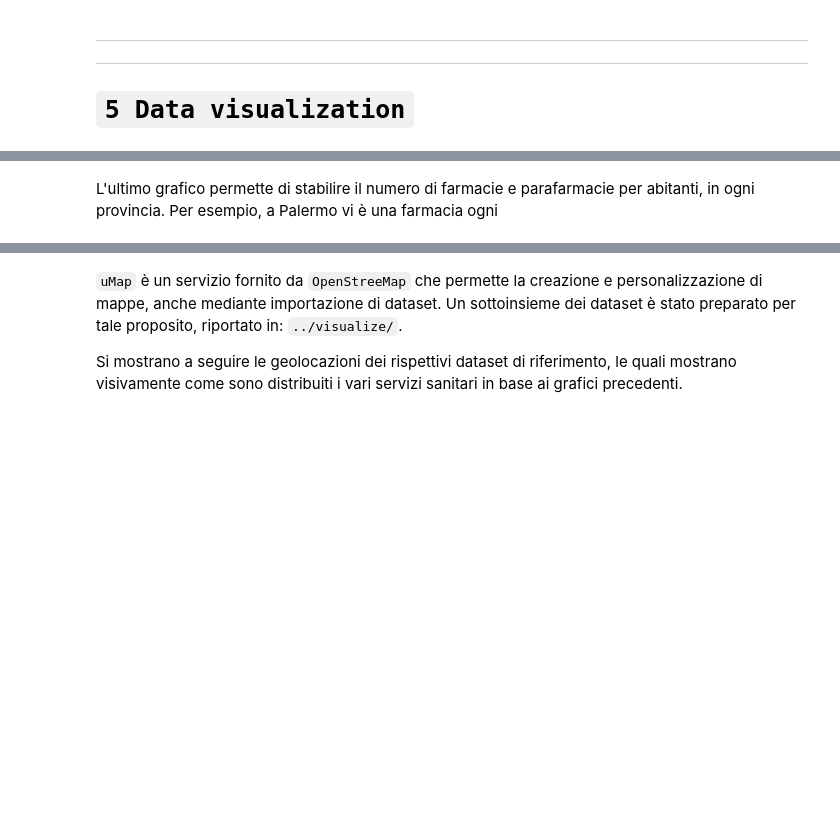
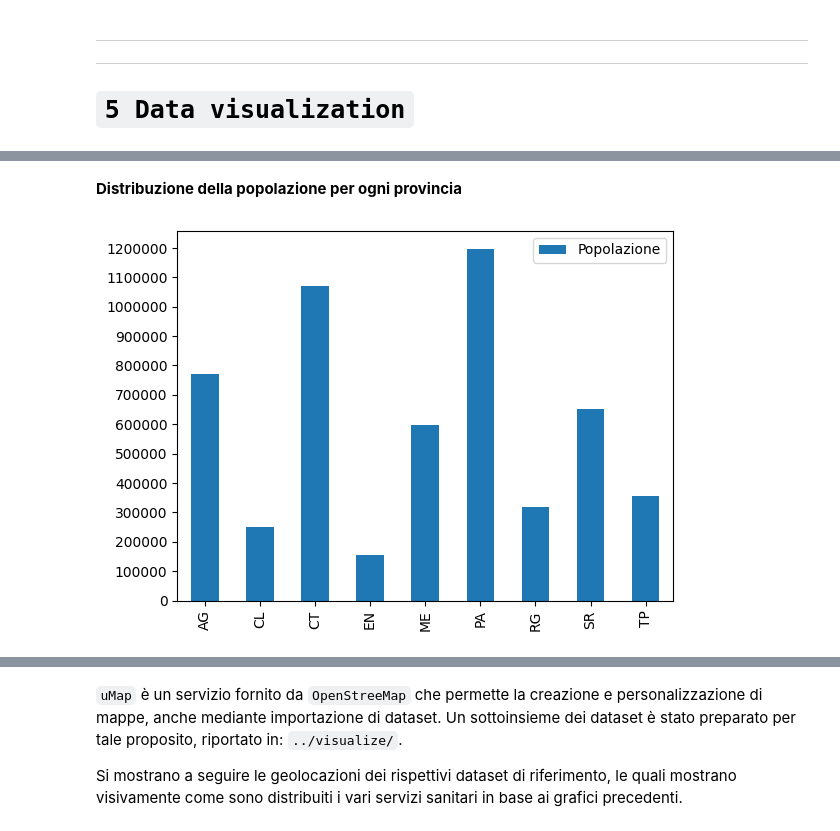
Before and after one commit to weiss25r/Progetto-Open-Data-2023, a Jupyter notebook: Progetto Open Data/notebooks/main_notebook.ipynb, the cells around one changed output, grey strips where cells are left out. Cells and saved outputs as stored; diff of their text form; code cells hidden in the pictures; blank space fills up the shorter version.

```diff
--- a/Progetto Open Data/notebooks/main_notebook.ipynb
+++ b/Progetto Open Data/notebooks/main_notebook.ipynb
@@ -844,17 +846,26 @@ res = g.query("""
 num_pubbliche = [int(i[1]) for i in res]
 prov_pubbliche = [str(i[0]) for i in res]
 
+#calcolo del rapporto popolazione/num_farmacie per ogni provincia
 ratios_farmacie = []
 for i in range(0,len(prov_farmacie)):
     ratio = population[i] / num_farmacie[i]
     ratios_farmacie.append(ratio)
 
+#calcolo del rapporto popolazione/num_parafarmacie per ogni provincia
 ratios_parafarmacie = []
 for i in range(0,len(provincie)):
     ratio = population[i] / num_parafarmacie[i]
     ratios_parafarmacie.append(ratio)
 
-df_finale_farma_para = pd.DataFrame({"Farmacie": num_farmacie, "Parafarmacie": num_parafarmacie}, index=provincie).plot.bar()
-df_finale_farma_para = pd.DataFrame({"Strutture Pubbliche": num_pubbliche, "Strutture Private": num_private}, index=provincie).plot.bar()
-df_finale_popolazione = pd.DataFrame({"Popolazione": population}, index=provincie).plot.bar()
-df_finale_ratio_farma_para = pd.DataFrame({"Ratio_farmacie": ratios_farmacie,"Ratio_parafarmacie": ratios_parafarmacie}, index=provincie).plot(kind='barh')
+#calcolo del rapporto popolazione/num_private per ogni provincia
+ratios_private = []
+for i in range(0,len(prov_private)):
+    ratio = population[i] / num_private[i]
+    ratios_private.append(ratio)
+
+#calcolo del rapporto popolazione/num_pubbliche per ogni provincia
+ratios_pubbliche = []
+for i in range(0,len(prov_private)):
+    ratio = population[i] / num_pubbliche[i]
+    ratios_pubbliche.append(ratio)
@@ -866,2 +872,7 @@ df_finale_ratio_farma_para = pd.DataFrame({"Ratio_farmacie": ratios_farmacie,"Ra
-# %% [markdown]
-L'ultimo grafico permette di stabilire il numero di farmacie e parafarmacie per abitanti, in ogni provincia. Per esempio, a Palermo vi è una farmacia ogni
+# %% [markdown]
+**Distribuzione della popolazione per ogni provincia**
+# %%
+df_finale_popolazione = pd.DataFrame({"Popolazione": population}, index=provincie).plot.bar(yticks=[i for i in range(0, 1300000, 100000)])
+df_finale_popolazione.set_yticklabels(range(0, 1300000, 100000));
+# %% [output]
+[figure, added]
```
Also changed, not shown: parts of 18 cells of this notebook.
